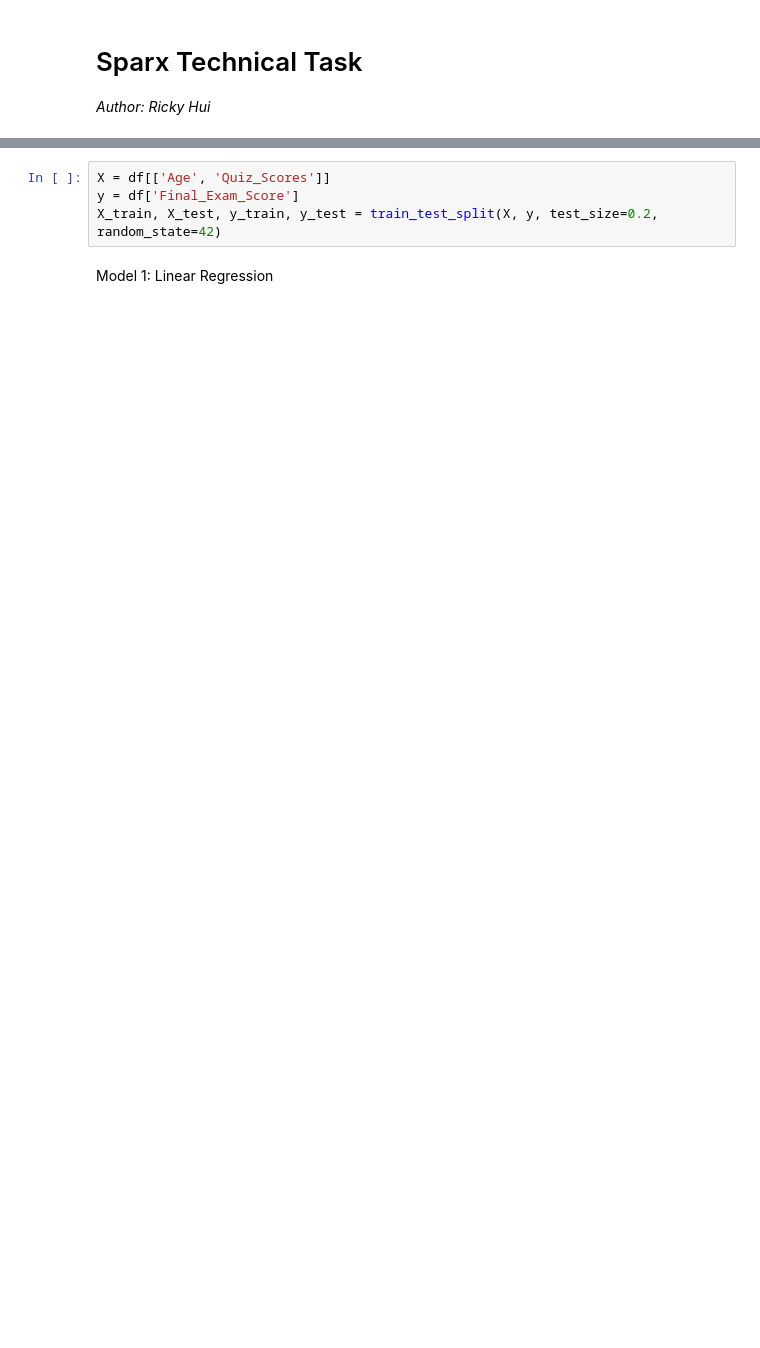
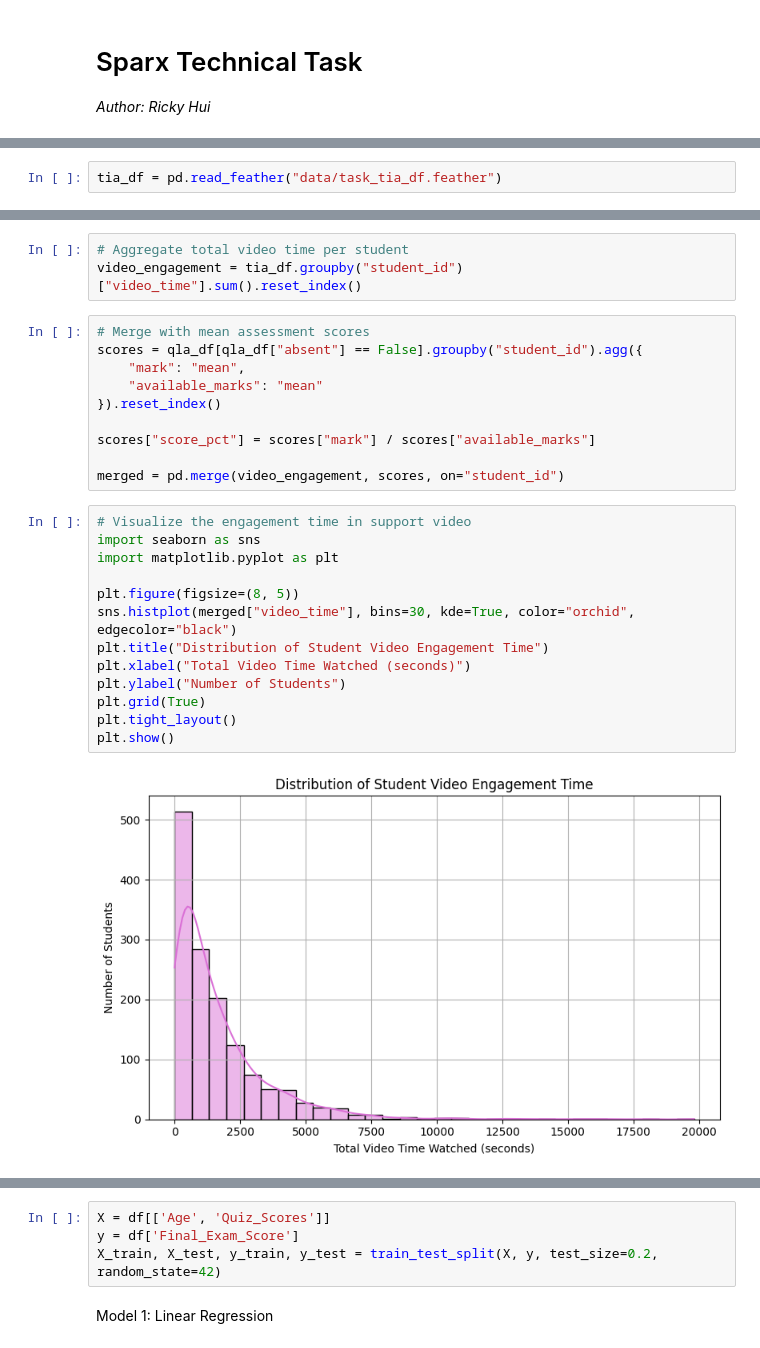
Before and after one commit to rickyhui28/sparx-technical-task, a Jupyter notebook: analysis.ipynb, the cells around one changed output, grey strips where cells are left out. Drawn from its saved outputs; the diff is of its cells as text; blank space fills up the shorter version.

```diff
--- a/analysis.ipynb
+++ b/analysis.ipynb
@@ -43,0 +28,2 @@ plot_distributions(df, ["Age"])
+# %%
+tia_df = pd.read_feather("data/task_tia_df.feather")
@@ -43,0 +259,28 @@ plot_distributions(df, ["Age"])
+# %%
+# Aggregate total video time per student
+video_engagement = tia_df.groupby("student_id")["video_time"].sum().reset_index()
+# %%
+# Merge with mean assessment scores
+scores = qla_df[qla_df["absent"] == False].groupby("student_id").agg({
+    "mark": "mean",
+    "available_marks": "mean"
+}).reset_index()
+
+scores["score_pct"] = scores["mark"] / scores["available_marks"]
+
+merged = pd.merge(video_engagement, scores, on="student_id")
+# %%
+# Visualize the engagement time in support video
+import seaborn as sns
+import matplotlib.pyplot as plt
+
+plt.figure(figsize=(8, 5))
+sns.histplot(merged["video_time"], bins=30, kde=True, color="orchid", edgecolor="black")
+plt.title("Distribution of Student Video Engagement Time")
+plt.xlabel("Total Video Time Watched (seconds)")
+plt.ylabel("Number of Students")
+plt.grid(True)
+plt.tight_layout()
+plt.show()
+# %% [output]
+[figure, added]
```
Also changed, not shown: parts of 54 cells of this notebook, 5 other files.
